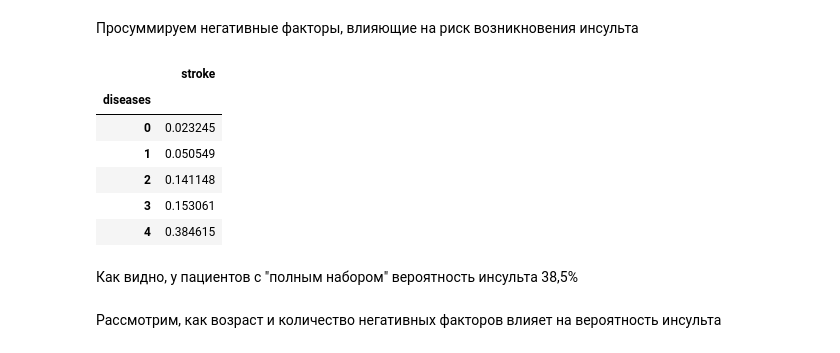
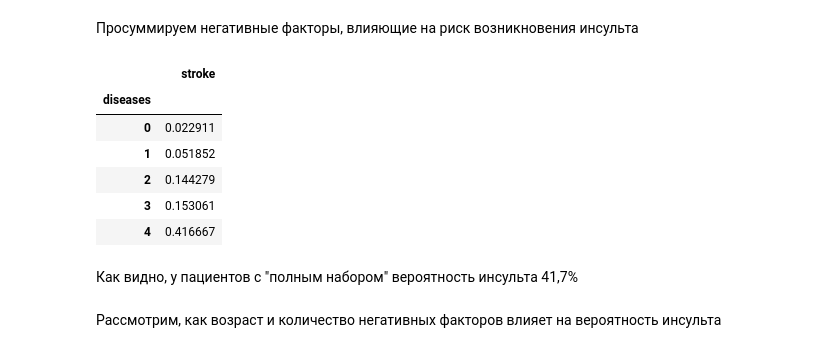
Before and after one commit to d-vitkovskiy/kaggle-projects, a Jupyter notebook: 1_brain_stroke/brain_stroke.ipynb, the cells around one changed output. Cells and saved outputs as stored; diff of their text form; code cells hidden in the pictures.

```diff
--- a/1_brain_stroke/brain_stroke.ipynb
+++ b/1_brain_stroke/brain_stroke.ipynb
@@ -488,5 +508,5 @@ boundaries
 # %% [markdown]
 Разделим всех наших пациентов на возрастные категории с шагом в 10 лет
 # %%
-stroke_train['age_category'] = stroke_train.age // 20 * 20
-stroke_train[['age_category', 'stroke']].groupby(['age_category']).mean()
+#stroke_train['age_category'] = stroke_train.age // 20 * 20
+#stroke_train[['age_category', 'stroke']].groupby(['age_category']).mean()
@@ -500,0 +513,5 @@ stroke_train[['age_category', 'stroke']].groupby(['age_category']).mean()
+# %%
+stroke_train['age_category'] = pd.cut(stroke_train.age,
+                               bins=[0, 50, 60, 70, np.inf],
+                               labels=[1, 2, 3, 4]).astype(int)
+stroke_train[['age_category', 'stroke']].groupby(['age_category']).mean()
@@ -515,7 +547,7 @@ stroke_train[['ever_smoking', 'stroke']].groupby(['ever_smoking']).mean()
 # %% [markdown]
 Следующий признак показывает, есть ли у пациента сахарный диабет
 # %%
-stroke_train['diabeth'] = stroke_train.avg_glucose_level.map(lambda x: 1 if x>150 else 0)
+stroke_train['diabeth'] = stroke_train.avg_glucose_level.map(lambda x: 1 if x>160 else 0)
 stroke_train[['diabeth', 'stroke']].groupby(['diabeth']).mean()
 # %% [output]
 |  | stroke |
@@ -541,18 +573,19 @@ stroke_train[['heart_disease', 'stroke']].groupby(['heart_disease']).mean()
 # %% [markdown]
 Просуммируем негативные факторы, влияющие на риск возникновения инсульта
 # %%
-stroke_train['diseases'] = stroke_train.apply(lambda x: x.diabeth+x.hypertension+x.heart_disease+x.ever_smoking, axis=1)
+stroke_train['diseases'] = stroke_train.apply(lambda x: x.diabeth+x.hypertension+
+                                              x.heart_disease+x.ever_smoking, axis=1)
 stroke_train[['diseases', 'stroke']].groupby(['diseases']).mean()
 # %% [output]
 |  | stroke |
 | diseases |  |
-| 0 | 0.023245 |
-| 1 | 0.050549 |
-| 2 | 0.141148 |
+| 0 | 0.022911 |
+| 1 | 0.051852 |
+| 2 | 0.144279 |
 | 3 | 0.153061 |
-| 4 | 0.384615 |
+| 4 | 0.416667 |
 # %% [markdown]
-Как видно, у пациентов с "полным набором" вероятность инсульта 38,5%
+Как видно, у пациентов с "полным набором" вероятность инсульта 41,7%
 # %% [markdown]
 Рассмотрим, как возраст и количество негативных факторов влияет на вероятность инсульта
 # %%
```
Also changed, not shown: parts of 188 cells of this notebook.
